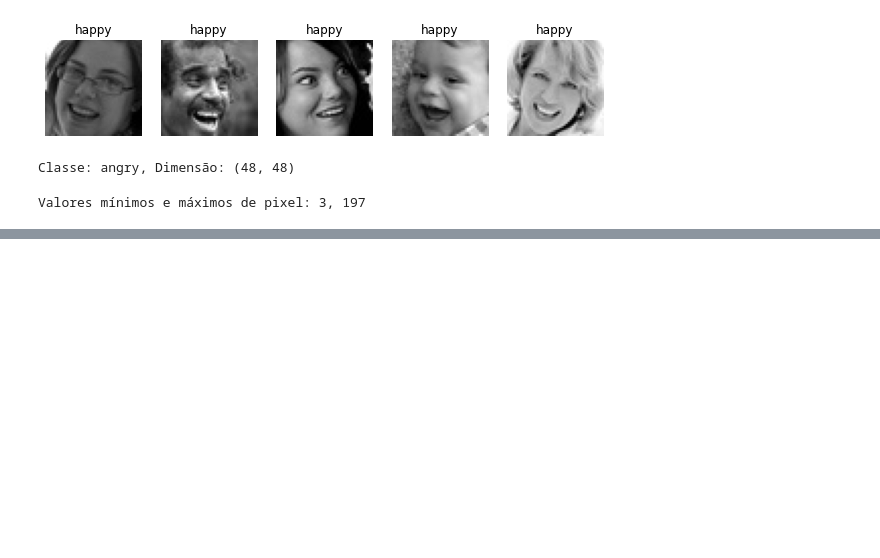
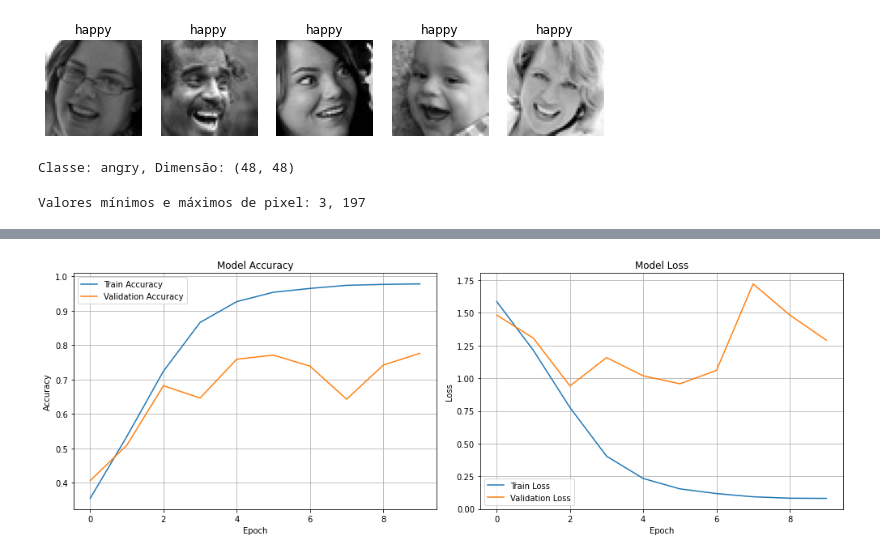
Before and after one commit to andrevieira1203/VisaoComputacional, a Jupyter notebook: initial_model.ipynb, the cells around one changed output, grey strips where cells are left out. Cells and saved outputs as stored; diff of their text form; code cells hidden in the pictures; blank space fills up the shorter version.

```diff
--- a/initial_model.ipynb
+++ b/initial_model.ipynb
@@ -177,0 +194,10 @@ Acurracy nos dados de teste: 54.76%
+# %%
+from imblearn.over_sampling import RandomOverSampler
+
+ros = RandomOverSampler(random_state=42)
+X_resampled, y_resampled = ros.fit_resample(train_df[['filepaths']], train_df['labels'])
+
+balanced_train_df = pd.DataFrame({
+    'filepaths': X_resampled['filepaths'],
+    'labels': y_resampled
+})
@@ -177,0 +456,2 @@ Acurracy nos dados de teste: 54.76%
+# %%
+model2.compile(optimizer='adam', loss='sparse_categorical_crossentropy', metrics=['accuracy'])
@@ -177,0 +460,3 @@ Acurracy nos dados de teste: 54.76%
+# %%
+epochs = 10
+history = model2.fit(train_gen_new, epochs=epochs, verbose=1, validation_data=valid_gen_new, shuffle=False)
@@ -177,0 +492,29 @@ Acurracy nos dados de teste: 54.76%
+# %%
+def plot_training_history(history):
+
+    plt.figure(figsize=(14, 5))
+
+    plt.subplot(1, 2, 1)
+    plt.plot(history.history['accuracy'], label='Train Accuracy')
+    plt.plot(history.history['val_accuracy'], label='Validation Accuracy')
+    plt.title('Model Accuracy')
+    plt.xlabel('Epoch')
+    plt.ylabel('Accuracy')
+    plt.legend()
+    plt.grid()
+
+    plt.subplot(1, 2, 2)
+    plt.plot(history.history['loss'], label='Train Loss')
+    plt.plot(history.history['val_loss'], label='Validation Loss')
+    plt.title('Model Loss')
+    plt.xlabel('Epoch')
+    plt.ylabel('Loss')
+    plt.legend()
+    plt.grid()
+
+    plt.tight_layout()
+    plt.show()
+
+plot_training_history(history)
+# %% [output]
+[figure, added]
```
Also changed, not shown: parts of 36 cells of this notebook.
